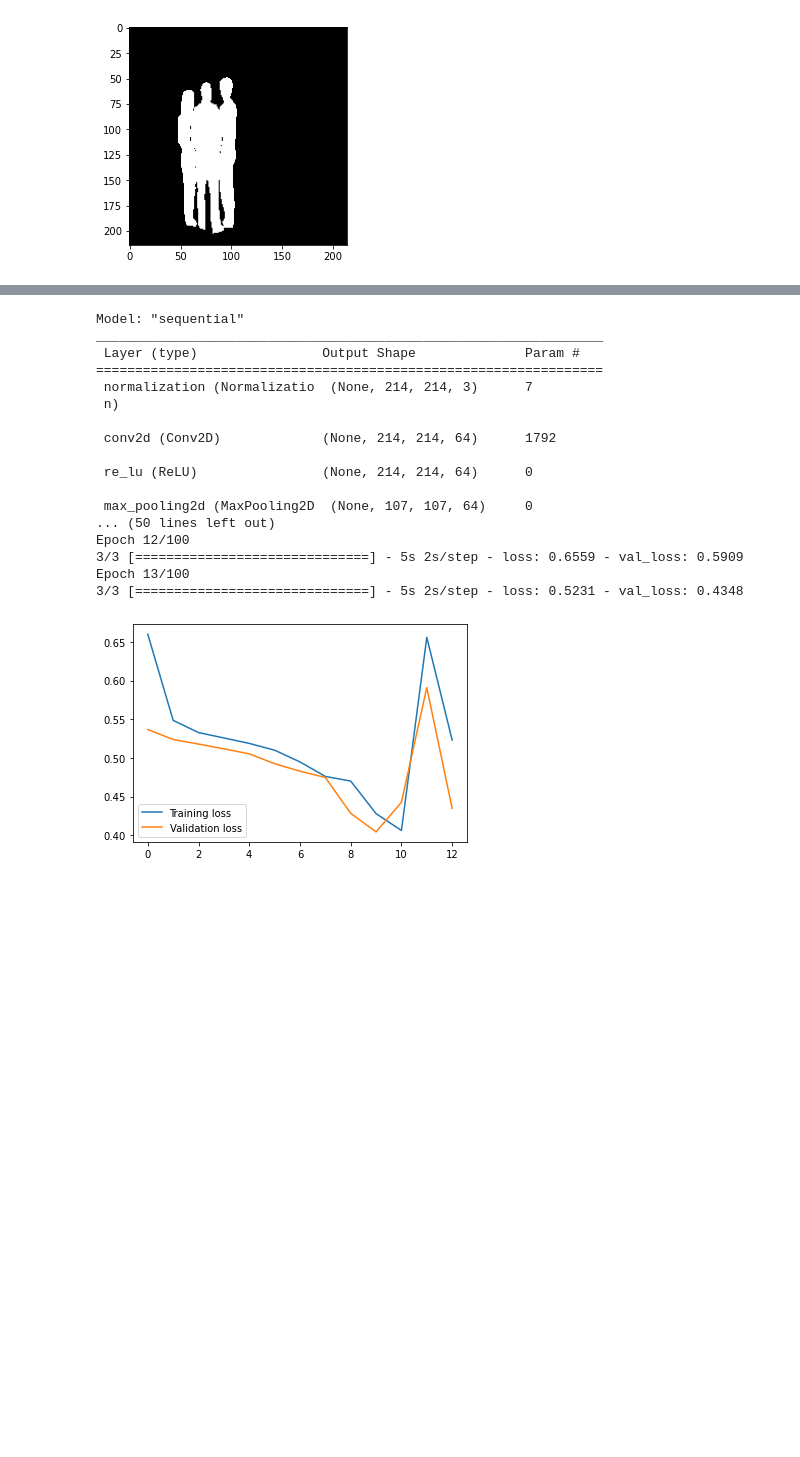
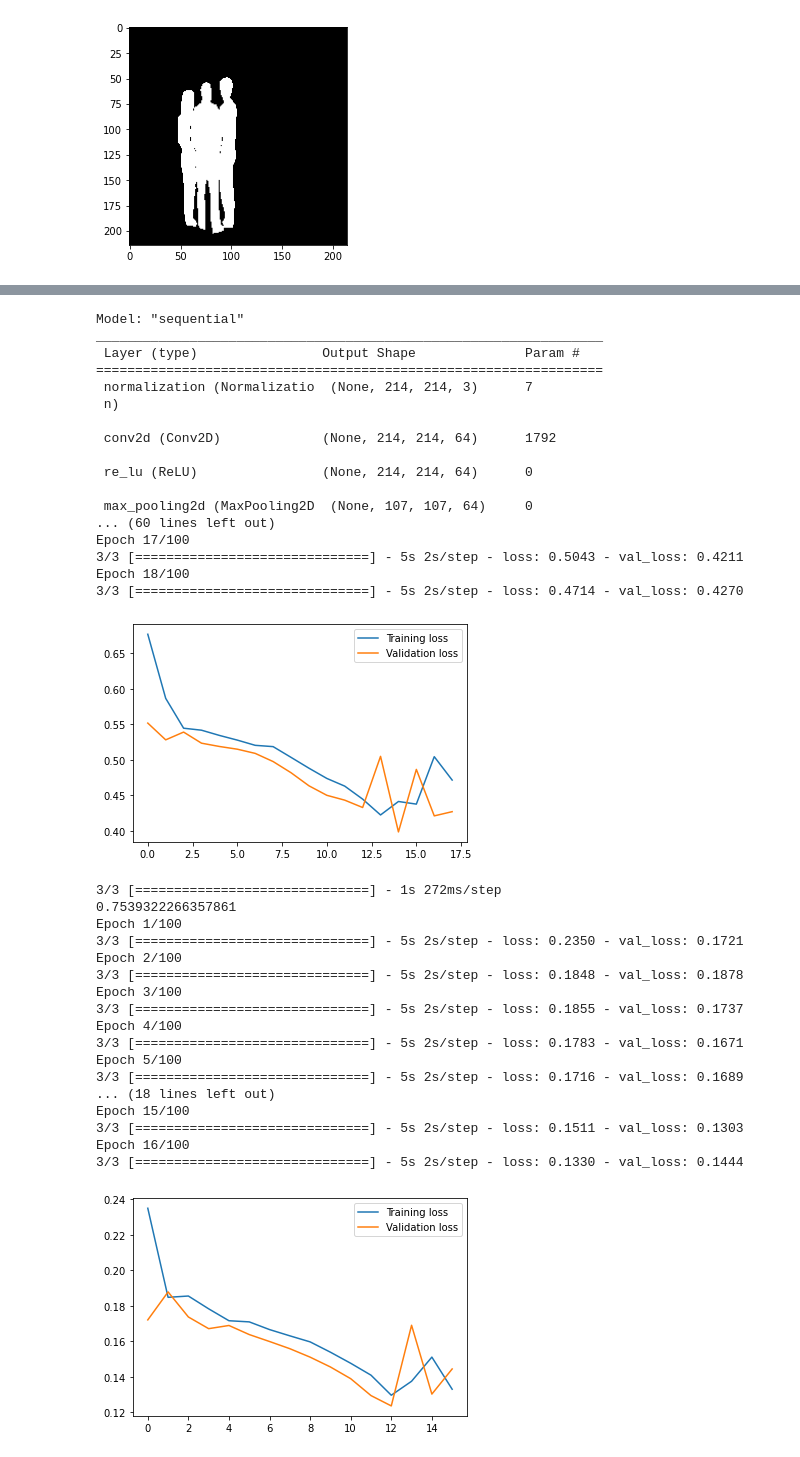
Before and after one commit to Juane99/VC_TEORIA_DATCOM, a Jupyter notebook: segmentation.ipynb, the cells around one changed output, grey strips where cells are left out. Drawn from its saved outputs; the diff is of its cells as text; code cells hidden in the pictures; blank space fills up the shorter version.

```diff
--- a/segmentation.ipynb
+++ b/segmentation.ipynb
@@ -155,14 +248,6 @@ To enable them in other operations, rebuild TensorFlow with the appropriate comp
 # %%
-## Función que muestra la evolución de las accuracy de train y validación
-## durante el entrenamiento.
-def mostrar_evolucion(hist):
+resultados = pd.DataFrame(columns = ["tiempo_entrenamiento", "mean_iou", "accuracy", "tam_dim_latente"])
 
-    loss = hist.history['loss']
-    val_loss = hist.history['val_loss']
-    plt.plot(loss)
-    plt.plot(val_loss)
-    plt.legend(['Training loss', 'Validation loss'])
-    plt.show()
 
 
 modelo_base = Sequential([
@@ -171,50 +256,62 @@ modelo_base = Sequential([
     ReLU(),
     MaxPooling2D(pool_size = (2, 2), strides = (2, 2), padding = "valid"),
     Conv2D(64, 3, strides = (1, 1), padding = "same"),
     ReLU(),
     MaxPooling2D(pool_size = (2, 2), strides = (2, 2), padding = "valid"),
     Conv2D(64, 3, strides = (1, 1), padding = "same"),
     ReLU(),
     Conv2D(64, 3, strides = (1, 1), padding = "same"),
     # pasamos a decodificar
     Conv2DTranspose(64, 4,  strides = (2, 2), padding = "same"),
     Conv2DTranspose(64, 4,  strides = (2, 2), padding = "valid"),
     Conv2D(2, 1, strides = (1, 1), padding = "valid", activation = "softmax")
 ])
 
 modelo_base.summary()
 
-modelo_base.compile(
-    optimizer = "adam",
-    loss = BinaryCrossentropy(from_logits = False)
-)
+weights = modelo_base.get_weights()
 
-# Entrenamos el modelo usando callbacks para parar de entrenar
-# si la validación se aleja demasiado del entrenamiento
-callback = EarlyStopping(patience=3,restore_best_weights=True)
-start = time()
-history = modelo_base.fit(train_dataset,
-                epochs = 100,
-                validation_data = validation_dataset,
-                callbacks = callback)
-first_training_time = time()-start
-mostrar_evolucion(history)
+fila_resultados, _, _ = evaluar_modelo("modelo_base", modelo_base, train_dataset, validation_dataset, test_dataset)
+resultados = pd.concat([fila_resultados, resultados], ignore_index=False)
+
+modelo_base.set_weights(weights)
+
+fila_resultados, _, _ = evaluar_modelo("modelo_base_mse", modelo_base, train_dataset, validation_dataset, test_dataset, f_loss = "mse")
+resultados = pd.concat([fila_resultados, resultados], ignore_index=False)
 # %% [output]
 Model: "sequential"
 _________________________________________________________________
  Layer (type)                Output Shape              Param #
 =================================================================
  normalization (Normalizatio  (None, 214, 214, 3)      7
  n)
 
  conv2d (Conv2D)             (None, 214, 214, 64)      1792
 
  re_lu (ReLU)                (None, 214, 214, 64)      0
 
  max_pooling2d (MaxPooling2D  (None, 107, 107, 64)     0
-... (50 lines left out)
-Epoch 12/100
-3/3 [==============================] - 5s 2s/step - loss: 0.6559 - val_loss: 0.5909
-Epoch 13/100
-3/3 [==============================] - 5s 2s/step - loss: 0.5231 - val_loss: 0.4348
+... (60 lines left out)
+Epoch 17/100
+3/3 [==============================] - 5s 2s/step - loss: 0.5043 - val_loss: 0.4211
+Epoch 18/100
+3/3 [==============================] - 5s 2s/step - loss: 0.4714 - val_loss: 0.4270
-[figure, old version]
+[figure, new version]
+3/3 [==============================] - 1s 272ms/step
+0.7539322266357861
+Epoch 1/100
+3/3 [==============================] - 5s 2s/step - loss: 0.2350 - val_loss: 0.1721
+Epoch 2/100
+3/3 [==============================] - 5s 2s/step - loss: 0.1848 - val_loss: 0.1878
+Epoch 3/100
+3/3 [==============================] - 5s 2s/step - loss: 0.1855 - val_loss: 0.1737
+Epoch 4/100
+3/3 [==============================] - 5s 2s/step - loss: 0.1783 - val_loss: 0.1671
+Epoch 5/100
+3/3 [==============================] - 5s 2s/step - loss: 0.1716 - val_loss: 0.1689
+... (18 lines left out)
+Epoch 15/100
+3/3 [==============================] - 5s 2s/step - loss: 0.1511 - val_loss: 0.1303
+Epoch 16/100
+3/3 [==============================] - 5s 2s/step - loss: 0.1330 - val_loss: 0.1444
+[figure, added]
```
Also changed, not shown: parts of 32 cells of this notebook.
